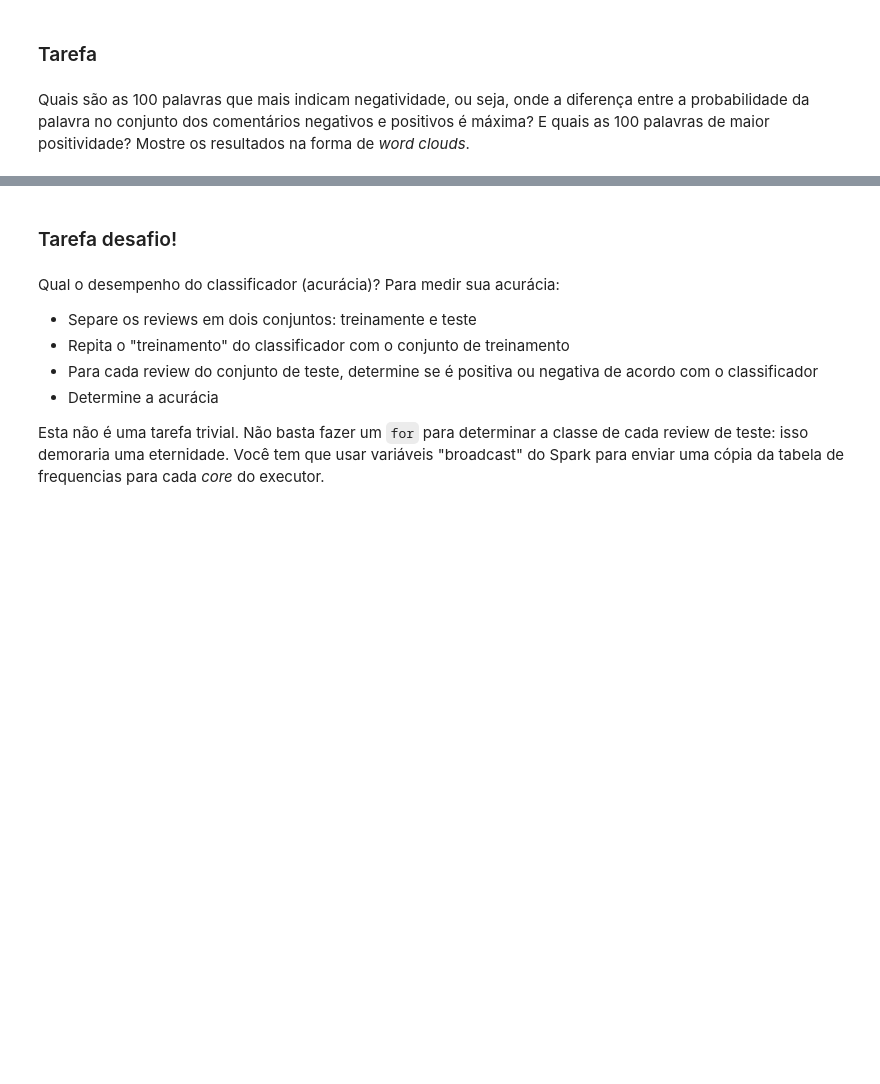
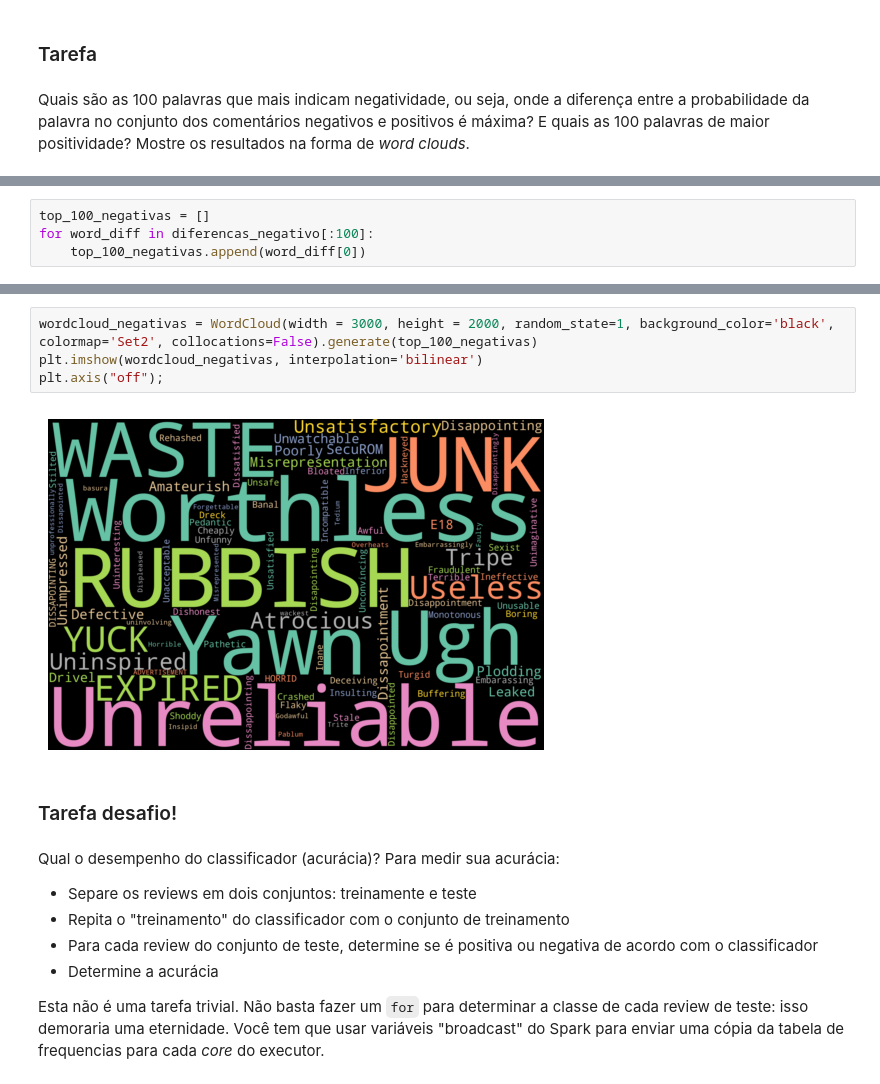
Before and after one commit to renatex333/scintilla-project, a Jupyter notebook: projeto_spark.ipynb, the cells around one changed output, grey strips where cells are left out. Cells and saved outputs as stored; diff of their text form; blank space fills up the shorter version.

```diff
--- a/projeto_spark.ipynb
+++ b/projeto_spark.ipynb
@@ -301,0 +408,4 @@ TypeError: '<' not supported between instances of 'NoneType' and 'float'
+# %%
+top_100_negativas = []
+for word_diff in diferencas_negativo[:100]:
+    top_100_negativas.append(word_diff[0])
@@ -302,3 +421,9 @@ TypeError: '<' not supported between instances of 'NoneType' and 'float'
+# %%
+wordcloud_negativas = WordCloud(width = 3000, height = 2000, random_state=1, background_color='black', colormap='Set2', collocations=False).generate(top_100_negativas)
+plt.imshow(wordcloud_negativas, interpolation='bilinear')
+plt.axis("off");
+# %% [output]
+[figure, added]
 # %% [markdown]
 ### Tarefa desafio!
 # %% [markdown]
```
Also changed, not shown: parts of 15 cells of this notebook.
